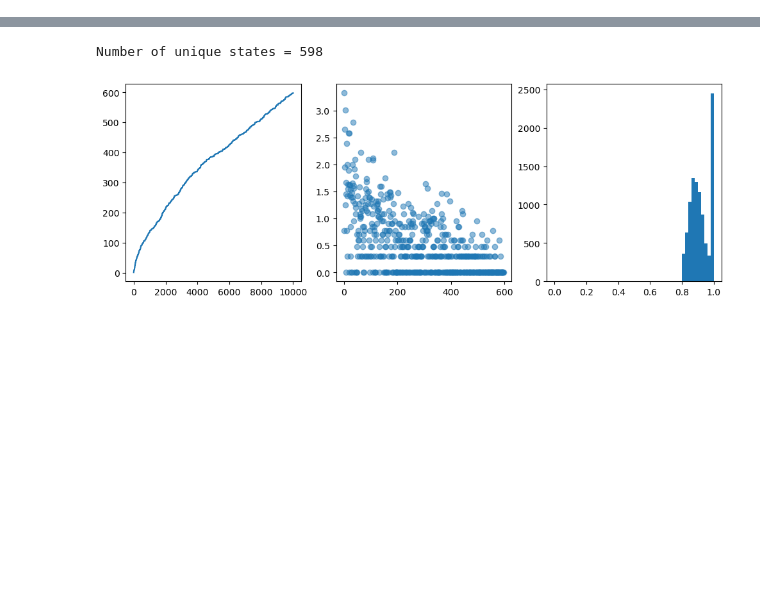
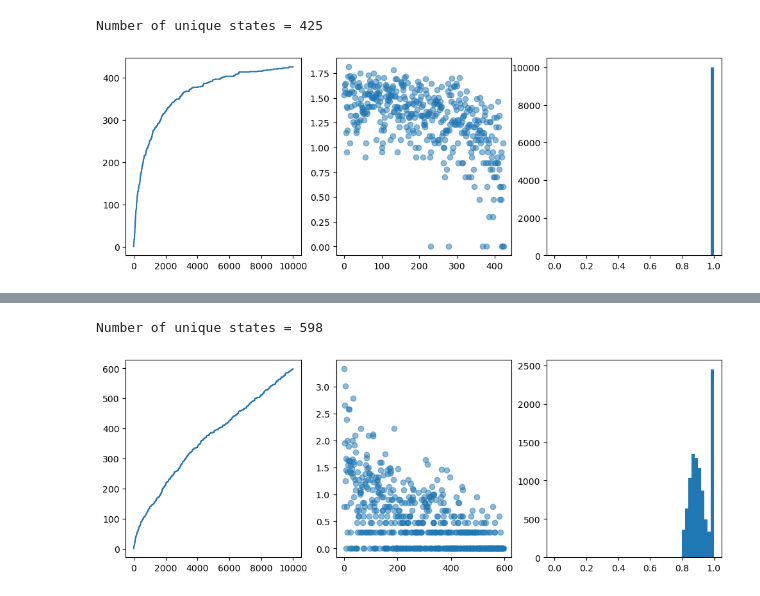
Before and after one commit to yyhhoi/HippoSLAM, a Jupyter notebook: controllers/hipposlam/VAE_offline_state_specificity.ipynb, the cells around one changed output, grey strips where cells are left out. Drawn from its saved outputs; the diff is of its cells as text; code cells hidden in the pictures; blank space fills up the shorter version.

Commit message:
UMAP works

```diff
--- a/controllers/hipposlam/VAE_offline_state_specificity.ipynb
+++ b/controllers/hipposlam/VAE_offline_state_specificity.ipynb
@@ -20,0 +51,24 @@ dataset = EmbeddingImageDatasetAll(load_annotation_pth, load_embed_dir)
+# %%
+# Load data
+project_dir = join('data', 'VAE')
+load_embed_dir = join(project_dir, 'embeds2')
+load_annotation_pth = join(project_dir, 'annotations2.csv')
+save_dir = join(project_dir, 'model', 'OnlyEmbed')
+save_umap_pth = join(save_dir, 'umap.pickle')
+dataset = EmbeddingImageDatasetAll(load_annotation_pth, load_embed_dir, to_numpy=True)
+MNembeds = np.stack([e for e, _ in dataset])
+labels = np.stack([e for _, e in dataset])
+# %%
+# Fit and transform umap
+nneigh = 10
+min_dist = 0.9
+metric = 'euclidean'
+
+umap_model = umap.UMAP(n_neighbors=nneigh,
+                       min_dist=min_dist,
+                       metric=metric,
+                       n_components=2)
+umap_embeds = umap_model.fit_transform(MNembeds)
+
+with open(save_umap_pth, 'wb') as f:
+    pickle.dump(umap_model, f)
@@ -20,0 +91,22 @@ dataset = EmbeddingImageDatasetAll(load_annotation_pth, load_embed_dir)
+# %%
+umins = umap_embeds.min(axis=0)
+umaxs = umap_embeds.max(axis=0)
+lowSThresh = 0.98
+oel = OfflineEmbeddingLearner(lowSThresh=lowSThresh)
+Niters = 10000
+sid = np.zeros(Niters)
+sval = np.zeros(Niters)
+obsnum = np.zeros(Niters)
+for i in tqdm(range(Niters)):
+    sid[i], sval[i] = oel.observe(umap_embeds[i, :], umins, umaxs)
+    obsnum[i] = len(oel.sid2embed)
+# %%
+unique_sids, unique_counts = np.unique(sid, return_counts=True)
+print('Number of unique states = %d'%(unique_sids.shape[0]))
+fig, ax = plt.subplots(1, 3, figsize=(12, 4))
+ax[0].plot(obsnum)
+ax[1].scatter(unique_sids, np.log10(unique_counts), alpha=0.5)
+_ = ax[2].hist(sval, bins=50)
+# %% [output]
+Number of unique states = 425
+[figure, added]
```
Also changed, not shown: parts of 6 cells of this notebook, 2 other files.
